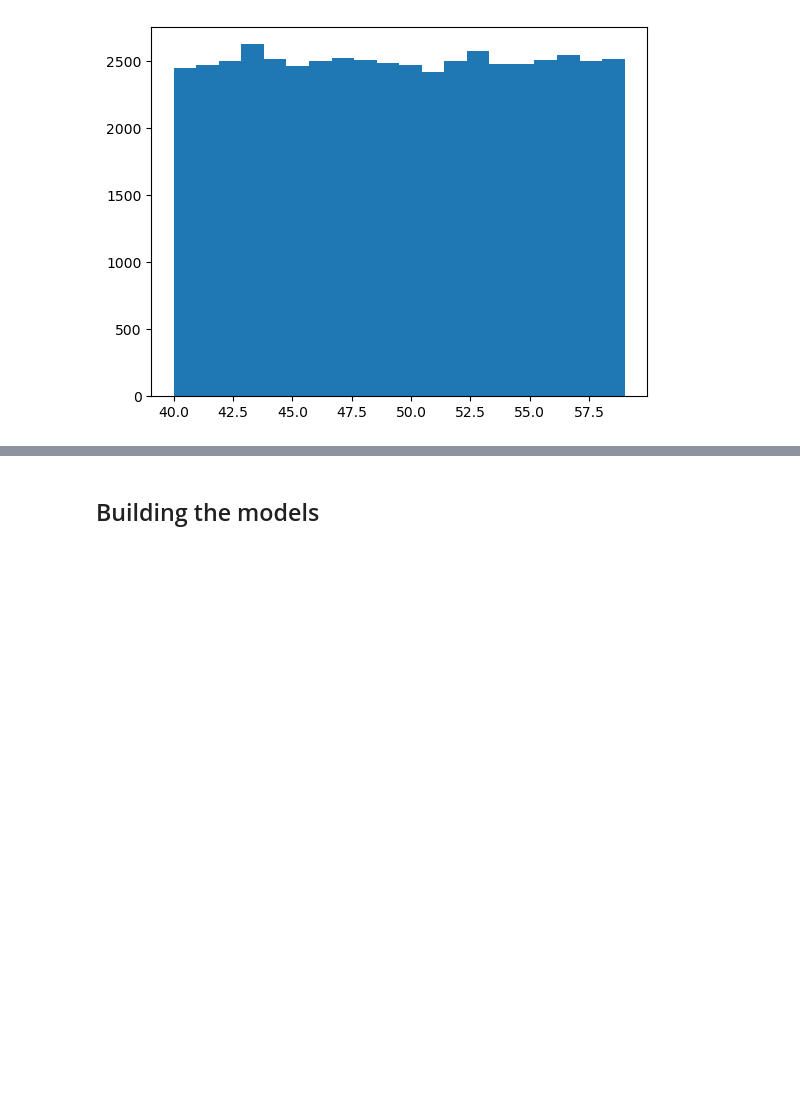
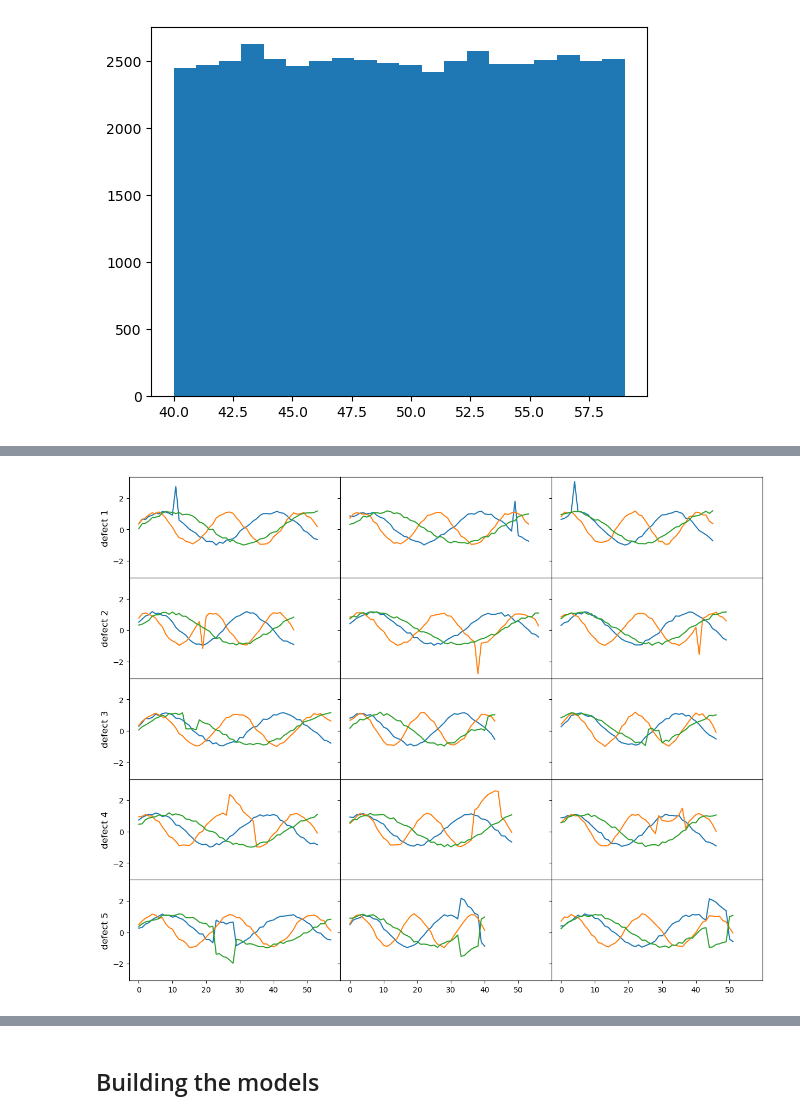
Before and after one commit to lukik45/candle-defect-detection, a Jupyter notebook: report.ipynb, the cells around one changed output, grey strips where cells are left out. Cells and saved outputs as stored; diff of their text form; code cells hidden in the pictures; blank space fills up the shorter version.

```diff
--- a/report.ipynb
+++ b/report.ipynb
@@ -75,0 +77,4 @@ df.seq_len.hist(grid=False, bins=20)
+# %%
+defects_split = pd.DataFrame(df.defects.to_list(), columns=[f'd{i}' for i in range(1,6)])
+df = pd.concat([df, defects_split], axis=1)
+df.head(2)
@@ -75,0 +89,23 @@ df.seq_len.hist(grid=False, bins=20)
+# %%
+defect_arr = []
+
+defect_arr.append(df.loc[(df.d1) & (-df.d2) & (-df.d3) & (-df.d4) & (-df.d5)])
+defect_arr.append(df.loc[(-df.d1) & (df.d2) & (-df.d3) & (-df.d4) & (-df.d5)])
+defect_arr.append(df.loc[(-df.d1) & (-df.d2) & (df.d3) & (-df.d4) & (-df.d5)])
+defect_arr.append(df.loc[(-df.d1) & (-df.d2) & (-df.d3) & (df.d4) & (-df.d5)])
+defect_arr.append(df.loc[(-df.d1) & (-df.d2) & (-df.d3) & (-df.d4) & (df.d5)])
+
+
+fig, ax = plt.subplots(5,3, sharey=True, sharex=True, figsize=(15,12))
+
+for defect in range(5):
+    for i in range(3):
+        ax[defect][i].plot(defect_arr[defect].iloc[i,0])
+
+rows = [f'defect {i+1}' for i in range(5)]
+for ax, row in zip(ax[:,0], rows):
+    ax.set_ylabel(row, rotation=90, size='large')
+
+plt.subplots_adjust(wspace=0, hspace=0)
+# %% [output]
+[figure, added]
```
Also changed, not shown: parts of 64 cells of this notebook, 17 other files.
